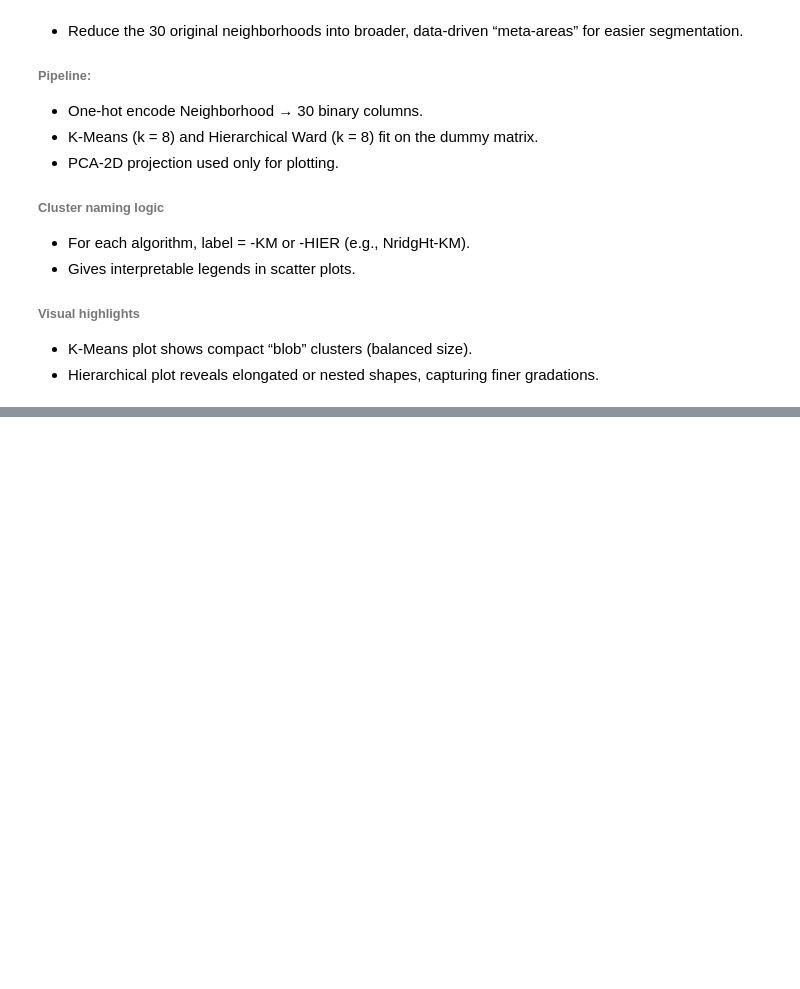
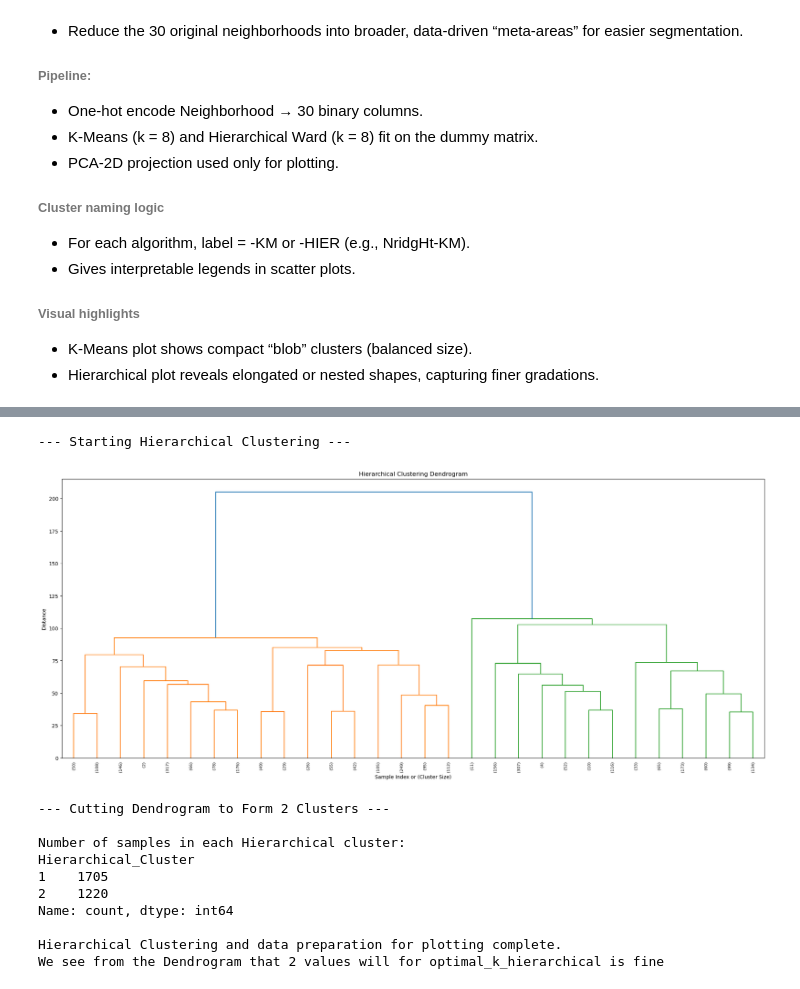
Before and after one commit to WonMuhea/Advanced-big-data-UC-course-labs, a Jupyter notebook: Residence/Data-Modeling/day-2-classification-and-clustering.ipynb, the cells around one changed output, grey strips where cells are left out. Cells and saved outputs as stored; diff of their text form; code cells hidden in the pictures; blank space fills up the shorter version.

Commit message:
Residence data modeling added

```diff
--- a/Residence/Data-Modeling/day-2-classification-and-clustering.ipynb
+++ b/Residence/Data-Modeling/day-2-classification-and-clustering.ipynb
@@ -404,0 +798,57 @@ display(pd.concat({'K-Means': profile(df_mod, labels_km),
+# %%
+optimal_k_hierarchical = 2 # Placeholder, adjust based on your dendrogram!
+
+print("--- Starting Hierarchical Clustering ---")
+
+# --- Compute the linkage matrix (essential for dendrogram) ---
+Z = linkage(X_scaled_for_kmeans_df, method='ward')
+
+# --- Plot the Dendrogram ---
+plt.figure(figsize=(25, 10))
+plt.title('Hierarchical Clustering Dendrogram')
+plt.xlabel('Sample Index or (Cluster Size)')
+plt.ylabel('Distance')
+dendrogram(
+    Z,
+    leaf_rotation=90.,
+    leaf_font_size=8.,
+    truncate_mode='lastp', # show only the last p merged clusters
+    p=30, # show only the last 30 merges (can be adjusted)
+    show_leaf_counts=True, # show how many original observations are in each leaf
+    color_threshold=None, # Set a threshold to color clusters (e.g., color_threshold=Z.max() * 0.7)
+)
+plt.show()
+
+
+print(f"\n--- Cutting Dendrogram to Form {optimal_k_hierarchical} Clusters ---")
+df['Hierarchical_Cluster'] = fcluster(Z, t=optimal_k_hierarchical, criterion='maxclust')
+
+print(f"\nNumber of samples in each Hierarchical cluster:\n{df['Hierarchical_Cluster'].value_counts().sort_index()}")
+
+X_numerical_imputed_df['Hierarchical_Cluster'] = df['Hierarchical_Cluster']
+
+# Prepare pca_df_hierarchical for scatter plotting (reusing 'pca' from Cell 3)
+if 'pca' not in locals(): # Fallback if Cell 3 wasn't run
+    pca = PCA(n_components=2, random_state=42)
+    X_pca_for_hierarchical = pca.fit_transform(X_scaled_for_kmeans_df)
+else:
+    X_pca_for_hierarchical = pca.transform(X_scaled_for_kmeans_df)
+
+pca_df_hierarchical = pd.DataFrame(data=X_pca_for_hierarchical, columns=['Principal Component 1', 'Principal Component 2'], index=X_scaled_for_kmeans_df.index)
+pca_df_hierarchical['Hierarchical_Cluster'] = df['Hierarchical_Cluster']
+
+print("\nHierarchical Clustering and data preparation for plotting complete.")
+print("We see from the Dendrogram that 2 values will for optimal_k_hierarchical is fine")
+# %% [output]
+--- Starting Hierarchical Clustering ---
+[figure, added]
+--- Cutting Dendrogram to Form 2 Clusters ---
+
+Number of samples in each Hierarchical cluster:
+Hierarchical_Cluster
+1    1705
+2    1220
+Name: count, dtype: int64
+
+Hierarchical Clustering and data preparation for plotting complete.
+We see from the Dendrogram that 2 values will for optimal_k_hierarchical is fine
```
Also changed, not shown: parts of 27 cells of this notebook.
